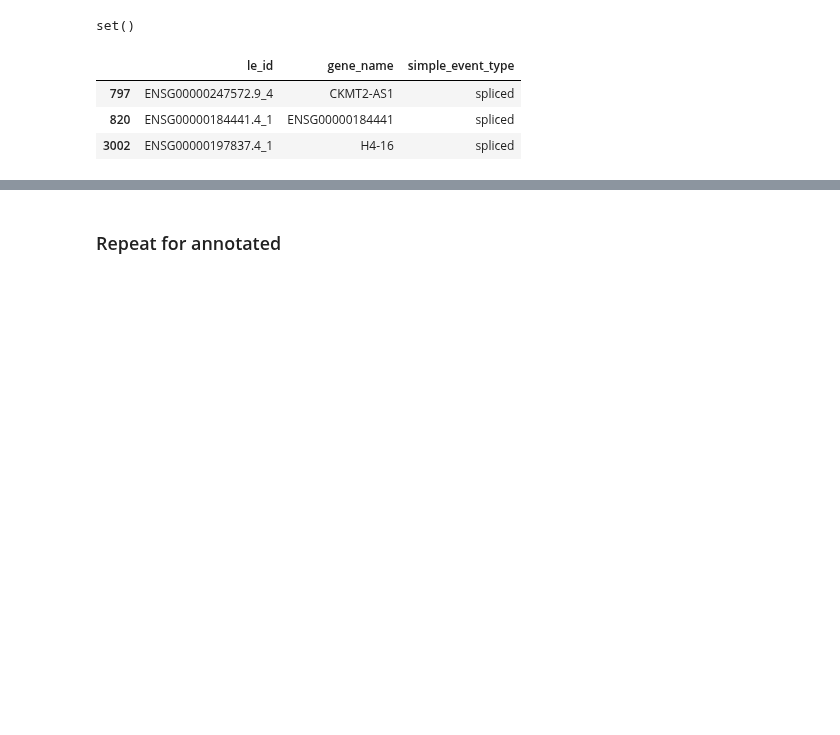
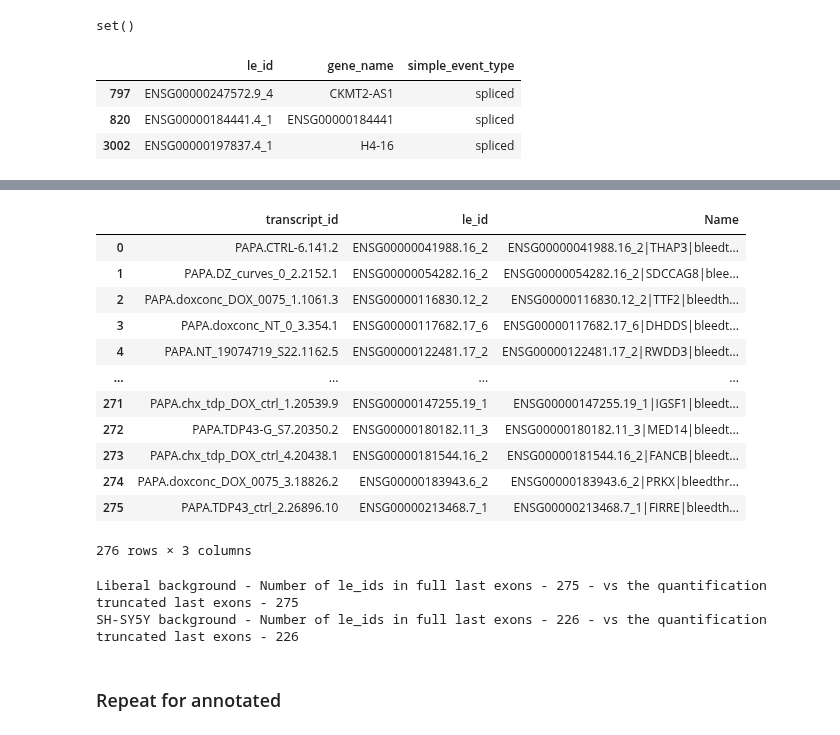
Before and after one commit to frattalab/tdp43-apa, a Jupyter notebook: motifs/notebooks/define_iclip_regions_ale.ipynb, the cells around one changed output, grey strips where cells are left out. Drawn from its saved outputs; the diff is of its cells as text; code cells hidden in the pictures; blank space fills up the shorter version.

Commit message:
WIP properly checked, valid event number BED files. New bg based on SH-SY5Y only

```diff
--- a/motifs/notebooks/define_iclip_regions_ale.ipynb
+++ b/motifs/notebooks/define_iclip_regions_ale.ipynb
@@ -306 +433,44 @@ novel_le_rep_spliced.as_df().drop_duplicates(subset="le_id_quant").cryptic_statu
+# %%
+def construct_bed_name(gr: pr.PyRanges, site_type: str, gene_name_col: str = "gene_name_ref", le_id_col: str = "le_id_quant"):
+     '''construct name field of output file - le_id|gene_name|site_type|cryptic_status
+
+     Parameters
+     ----------
+     gr : pr.PyRanges
+         _description_
+     site_type : str
+         _description_
+
+     Returns
+     -------
+     _type_
+         _description_
+     '''
+     # remove genes not assigned to cryptic/background
+     gr = gr.subset(lambda df: df["cryptic_status"].ne("NULL"))
+
+     # some ref_gene_name entries are duplicated - collapse as appropriate
+     gr = gr.assign(gene_name_col + "_tmp",
+         # list(dict.fromkeys(x.split(","))) - drops duplicates whilst preserving order
+         # some ref_gene_name entries have multiple gene names
+         lambda df: df[gene_name_col].apply(lambda x: ",".join(list(dict.fromkeys(x.split(",")))))
+         )
+
+     # assign temp col of category of event
+     gr = gr.assign("site_type", lambda df: pd.Series([site_type]*len(df.index), index=df.index))
+
+    # Assign final Name field
+     gr = (gr.assign("Name",
+                    lambda df: df[le_id_col].str.cat(df[[gene_name_col + "_tmp", "site_type", "cryptic_status"]], sep="|"))
+                    .drop(["site_type", gene_name_col + "_tmp"])
+                    )
+
+     return gr
+# %%
+# Construct 'name' string with minimal annotation information
+# le_id|gene_name|site_type|cryptic_status
+novel_le_rep_bleed = construct_bed_name(novel_le_rep_bleed, "bleedthrough")
+novel_le_rep_bleed_shsy5y_all = construct_bed_name(novel_le_rep_bleed_shsy5y_all, "bleedthrough")
+novel_le_rep_spliced = construct_bed_name(novel_le_rep_spliced, "spliced")
+novel_le_rep_spliced_shsy5y_all = construct_bed_name(novel_le_rep_spliced_shsy5y_all, "spliced")
 # %%
@@ -339,8 +509,23 @@ novel_le_rep_spliced.subset(lambda df: df.cryptic_status == "cryptic")[["le_id",
 # %%
 # for spliced events, want to report the last exon coordinates (also split into 5'end & 3'end)
 # for this purpose, current coordiantes (from input last exons) is sufficient.
 # but for bleedthrough events, this will contain the complete last exon. So need to return to quant last exons to get the unique regions.
 
 # novel_le_rep_bleed - extract transcript_id (i.e. represents selected isoform) & downstream le_id (le_id_quant)
 novel_rep_bleed_tx2le = novel_le_rep_bleed.as_df()[["transcript_id", "le_id_quant", "Name"]].rename(columns={"le_id_quant": "le_id"})
+novel_rep_bleed_shsy5y_all_tx2le = novel_le_rep_bleed_shsy5y_all.as_df()[["transcript_id", "le_id_quant", "Name"]].rename(columns={"le_id_quant": "le_id"})
 novel_rep_bleed_tx2le
+# %% [output]
+|  | transcript_id | le_id | Name |
+| 0 | PAPA.CTRL-6.141.2 | ENSG00000041988.16_2 | ENSG00000041988.16_2|THAP3|bleedt... |
+| 1 | PAPA.DZ_curves_0_2.2152.1 | ENSG00000054282.16_2 | ENSG00000054282.16_2|SDCCAG8|blee... |
+| 2 | PAPA.doxconc_DOX_0075_1.1061.3 | ENSG00000116830.12_2 | ENSG00000116830.12_2|TTF2|bleedth... |
+| 3 | PAPA.doxconc_NT_0_3.354.1 | ENSG00000117682.17_6 | ENSG00000117682.17_6|DHDDS|bleedt... |
+| 4 | PAPA.NT_19074719_S22.1162.5 | ENSG00000122481.17_2 | ENSG00000122481.17_2|RWDD3|bleedt... |
+| ... | ... | ... | ... |
+| 271 | PAPA.chx_tdp_DOX_ctrl_1.20539.9 | ENSG00000147255.19_1 | ENSG00000147255.19_1|IGSF1|bleedt... |
+| 272 | PAPA.TDP43-G_S7.20350.2 | ENSG00000180182.11_3 | ENSG00000180182.11_3|MED14|bleedt... |
+| 273 | PAPA.chx_tdp_DOX_ctrl_4.20438.1 | ENSG00000181544.16_2 | ENSG00000181544.16_2|FANCB|bleedt... |
+| 274 | PAPA.doxconc_DOX_0075_3.18826.2 | ENSG00000183943.6_2 | ENSG00000183943.6_2|PRKX|bleedthr... |
+| 275 | PAPA.TDP43_ctrl_2.26896.10 | ENSG00000213468.7_1 | ENSG00000213468.7_1|FIRRE|bleedth... |
+276 rows × 3 columns
@@ -352,9 +533,17 @@ for k,v in rep_choices_bleed.items():
 # subset to representative bleedthrough txs, joining in Name information
 # 5'coord = 1st cooridnate of intron (i.e. where spliced occurs)
 # 3'coord = final coordinate of last exon
-novel_le_rep_bleed_quant = quant_uniq_le.apply(lambda df: df.merge(novel_rep_bleed_tx2le, on=["transcript_id", "le_id"], how="inner"))
+novel_le_rep_bleed_quant = quant_uniq_le.apply(lambda df: df.merge(novel_rep_bleed_tx2le, on=["le_id"], how="inner"))
+novel_le_rep_bleed_shsy5y_all_quant = quant_uniq_le.apply(lambda df: df.merge(novel_rep_bleed_shsy5y_all_tx2le, on=["le_id"], how="inner"))
 
-novel_le_rep_bleed_quant[["Score", "Name", "transcript_id", "le_id"]].drop_duplicate_positions()
+# double check number of le_ids remains the same
+print(f"Liberal background - Number of le_ids in full last exons - {novel_le_rep_bleed.le_id_quant.nunique()} - vs the quantification truncated last exons - {novel_le_rep_bleed_quant.le_id.nunique()}")
+print(f"SH-SY5Y background - Number of le_ids in full last exons - {novel_le_rep_bleed_shsy5y_all.le_id_quant.nunique()} - vs the quantification truncated last exons - {novel_le_rep_bleed_shsy5y_all_quant.le_id.nunique()}")
+
+# novel_le_rep_bleed_quant[["Score", "Name", "transcript_id", "le_id"]].drop_duplicate_positions()
+# %% [output]
+Liberal background - Number of le_ids in full last exons - 275 - vs the quantification truncated last exons - 275
+SH-SY5Y background - Number of le_ids in full last exons - 226 - vs the quantification truncated last exons - 226
 # %% [markdown]
 ### Repeat for annotated
 # %%
```
Also changed, not shown: parts of 25 cells of this notebook.
